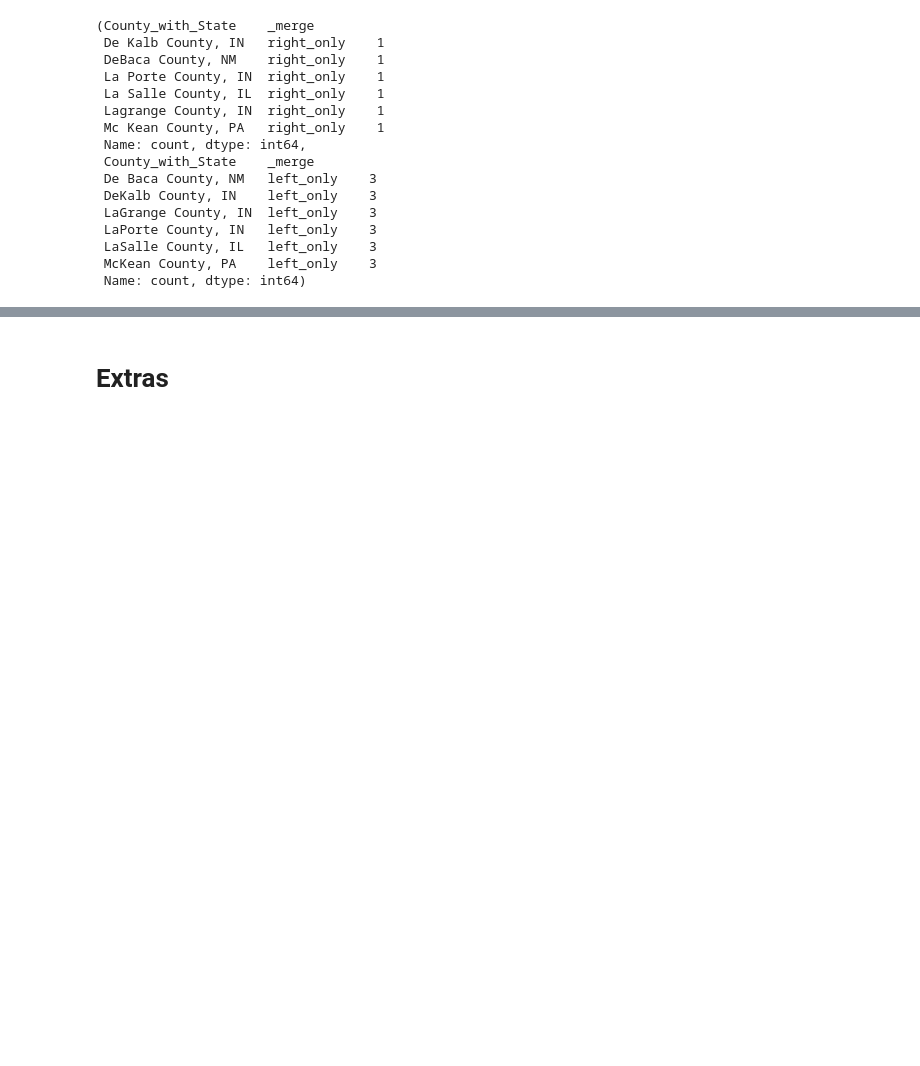
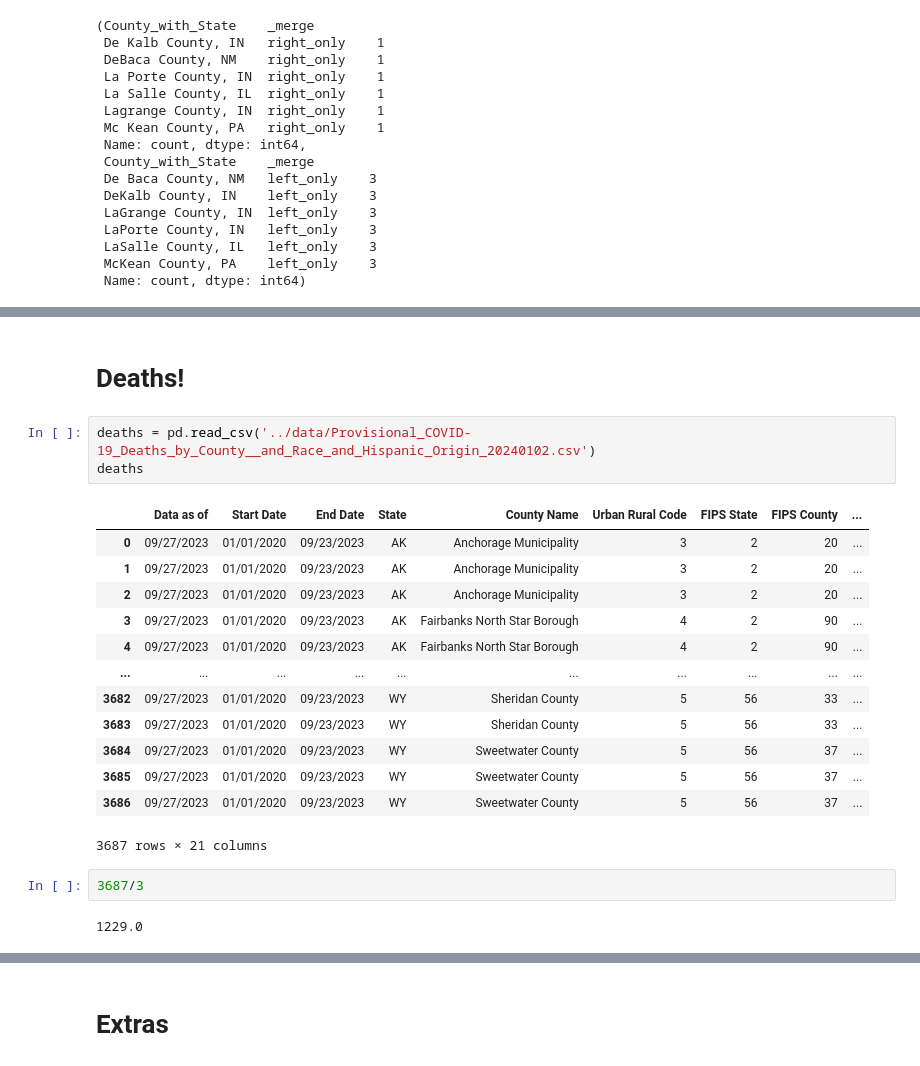
Before and after one commit to natehiatt/covid_vax_project, a Jupyter notebook: notebooks/nate_scratch.ipynb, the cells around one changed output, grey strips where cells are left out. Saved outputs shown, nothing was run; the diff lists cells and outputs as text; blank space fills up the shorter version.

```diff
--- a/notebooks/nate_scratch.ipynb
+++ b/notebooks/nate_scratch.ipynb
@@ -606,0 +681,23 @@ check_overlap(df, poverty, "County_with_State")
+# %% [markdown]
+# Deaths!
+# %%
+deaths = pd.read_csv('../data/Provisional_COVID-19_Deaths_by_County__and_Race_and_Hispanic_Origin_20240102.csv')
+deaths
+# %% [output]
+|  | Data as of | Start Date | End Date | State | County Name | Urban Rural Code | FIPS State | FIPS County | ... |
+| 0 | 09/27/2023 | 01/01/2020 | 09/23/2023 | AK | Anchorage Municipality | 3 | 2 | 20 | ... |
+| 1 | 09/27/2023 | 01/01/2020 | 09/23/2023 | AK | Anchorage Municipality | 3 | 2 | 20 | ... |
+| 2 | 09/27/2023 | 01/01/2020 | 09/23/2023 | AK | Anchorage Municipality | 3 | 2 | 20 | ... |
+| 3 | 09/27/2023 | 01/01/2020 | 09/23/2023 | AK | Fairbanks North Star Borough | 4 | 2 | 90 | ... |
+| 4 | 09/27/2023 | 01/01/2020 | 09/23/2023 | AK | Fairbanks North Star Borough | 4 | 2 | 90 | ... |
+| ... | ... | ... | ... | ... | ... | ... | ... | ... | ... |
+| 3682 | 09/27/2023 | 01/01/2020 | 09/23/2023 | WY | Sheridan County | 5 | 56 | 33 | ... |
+| 3683 | 09/27/2023 | 01/01/2020 | 09/23/2023 | WY | Sheridan County | 5 | 56 | 33 | ... |
+| 3684 | 09/27/2023 | 01/01/2020 | 09/23/2023 | WY | Sweetwater County | 5 | 56 | 37 | ... |
+| 3685 | 09/27/2023 | 01/01/2020 | 09/23/2023 | WY | Sweetwater County | 5 | 56 | 37 | ... |
+| 3686 | 09/27/2023 | 01/01/2020 | 09/23/2023 | WY | Sweetwater County | 5 | 56 | 37 | ... |
+3687 rows × 21 columns
+# %%
+3687/3
+# %% [output]
+1229.0
```
Also changed, not shown: parts of 19 cells of this notebook.
